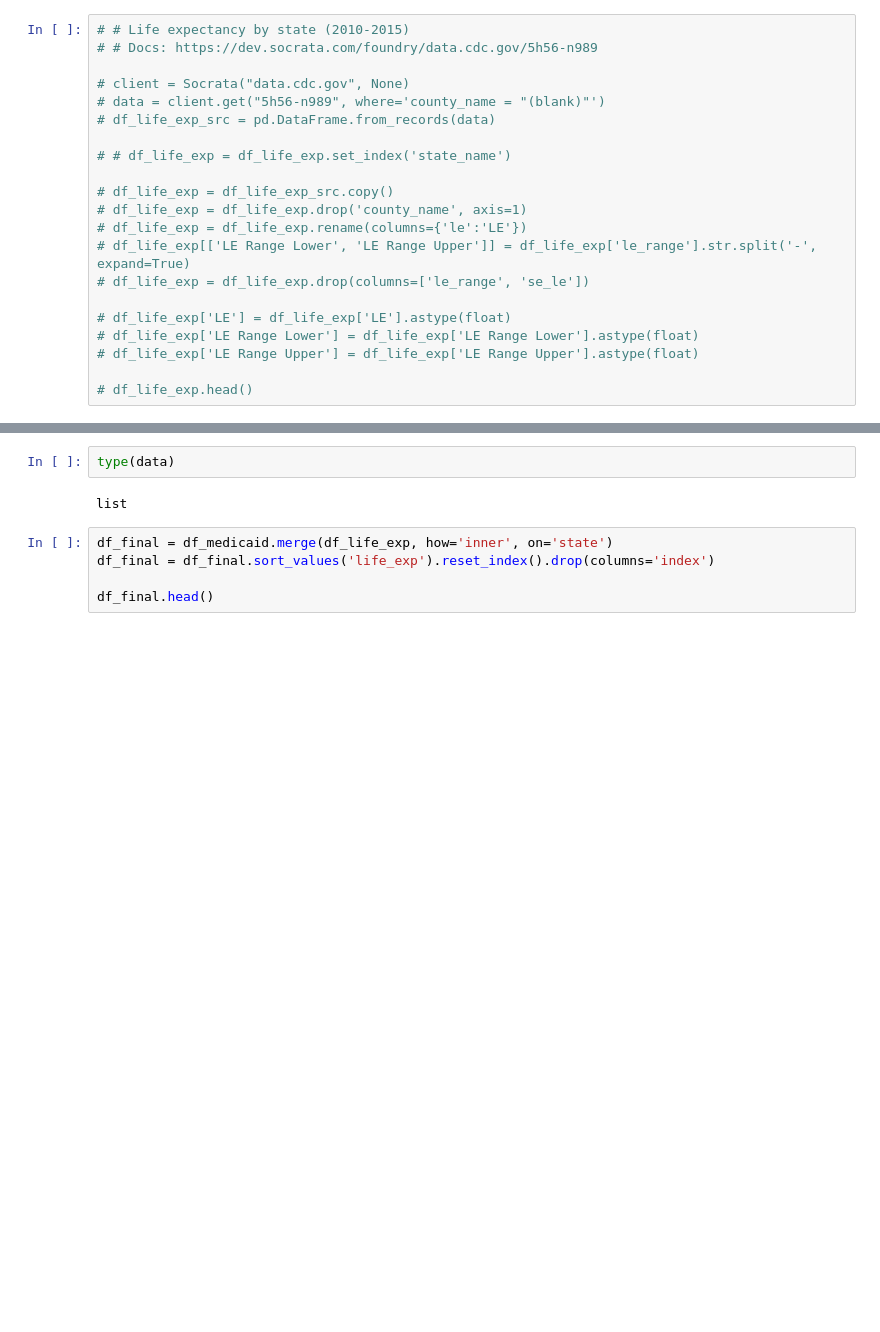
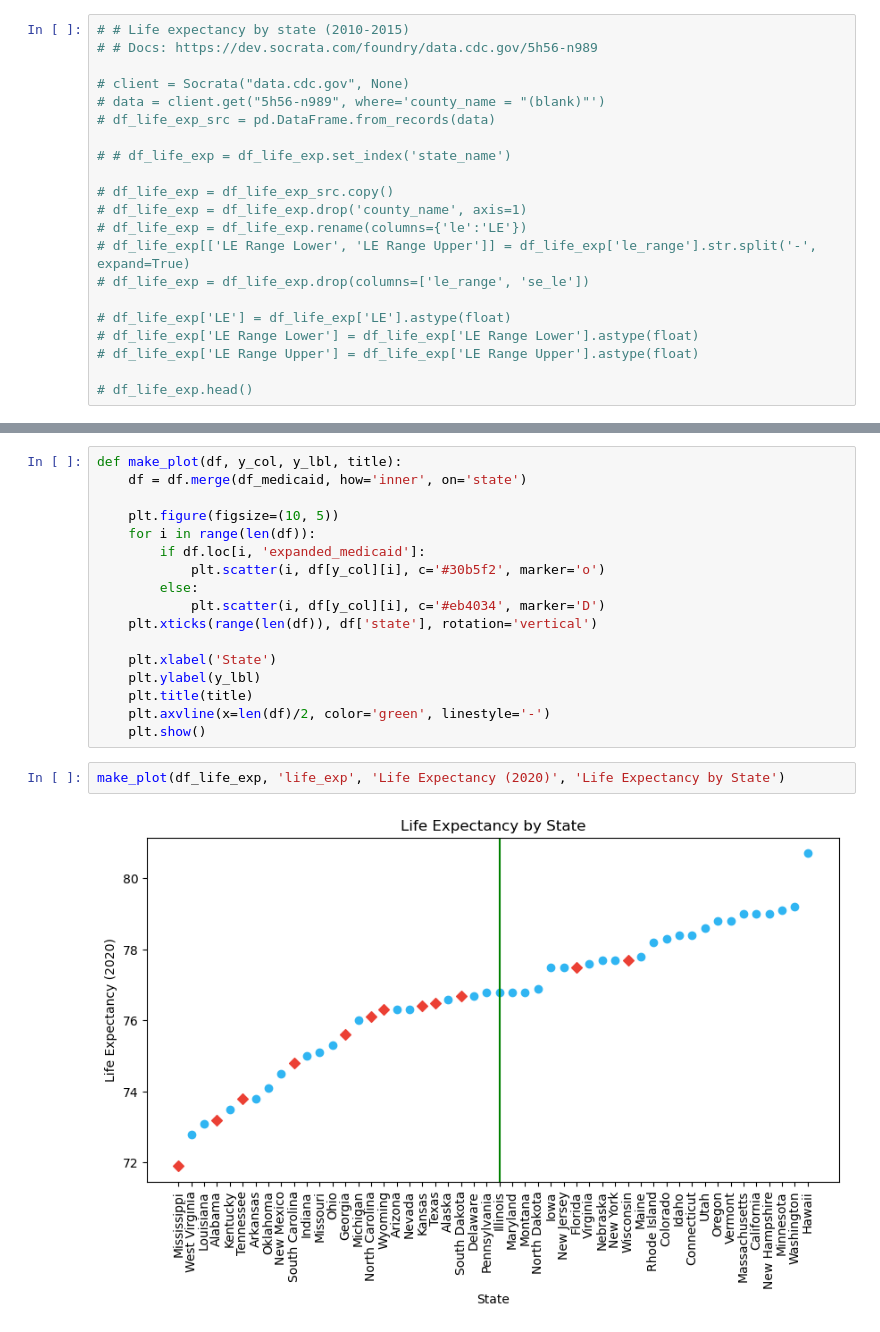
Before and after one commit to bdiamond2/medicaid-expansion-analysis, a Jupyter notebook: medicaid_expansion.ipynb, the cells around one changed output, grey strips where cells are left out. Cells and saved outputs as stored; diff of their text form; blank space fills up the shorter version.

```diff
--- a/medicaid_expansion.ipynb
+++ b/medicaid_expansion.ipynb
@@ -90,10 +96,22 @@ ValueError: Invalid file path or buffer object type: <class 'list'>
-# %%
-type(data)
-# %% [output]
-list
-# %%
-df_final = df_medicaid.merge(df_life_exp, how='inner', on='state')
-df_final = df_final.sort_values('life_exp').reset_index().drop(columns='index')
-
-df_final.head()
+# %%
+def make_plot(df, y_col, y_lbl, title):
+    df = df.merge(df_medicaid, how='inner', on='state')
+
+    plt.figure(figsize=(10, 5))
+    for i in range(len(df)):
+        if df.loc[i, 'expanded_medicaid']:
+            plt.scatter(i, df[y_col][i], c='#30b5f2', marker='o')
+        else:
+            plt.scatter(i, df[y_col][i], c='#eb4034', marker='D')
+    plt.xticks(range(len(df)), df['state'], rotation='vertical')
+
+    plt.xlabel('State')
+    plt.ylabel(y_lbl)
+    plt.title(title)
+    plt.axvline(x=len(df)/2, color='green', linestyle='-')
+    plt.show()
+# %%
+make_plot(df_life_exp, 'life_exp', 'Life Expectancy (2020)', 'Life Expectancy by State')
+# %% [output]
+[figure, added]
 # %%
```
Also changed, not shown: parts of 3 cells of this notebook.
